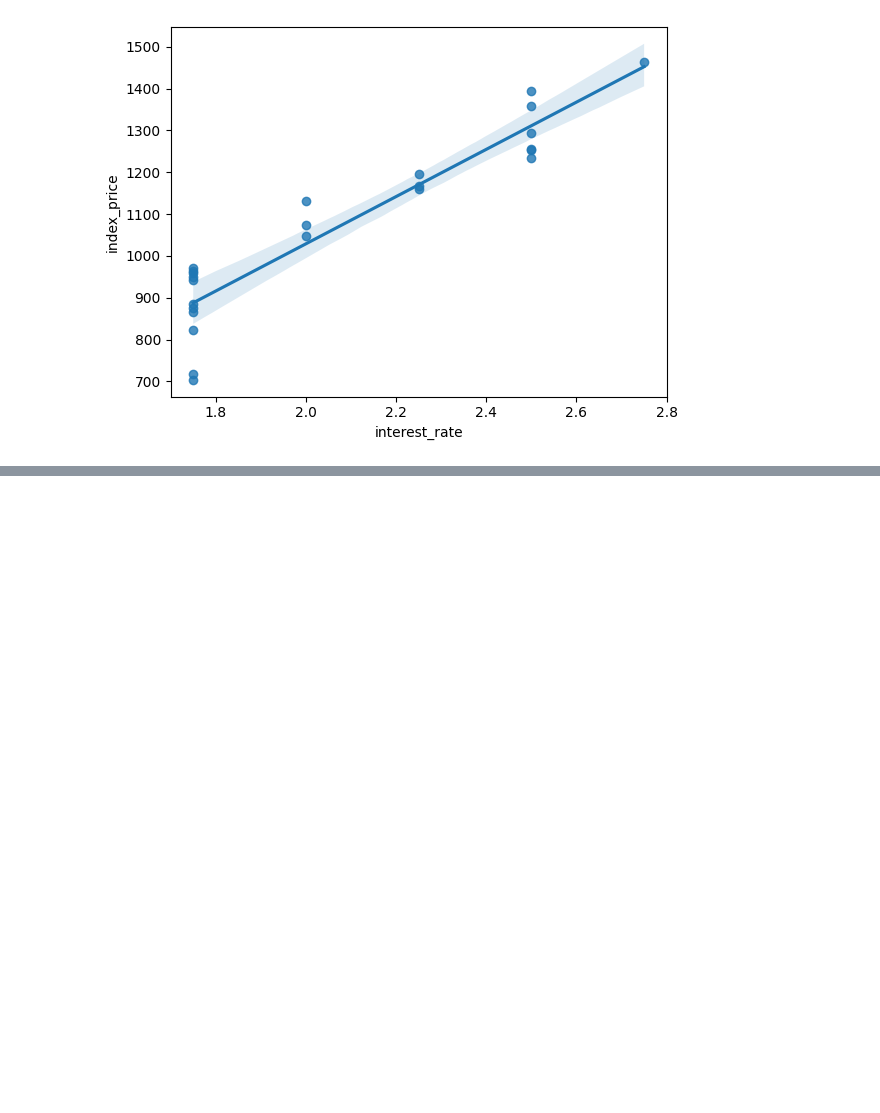
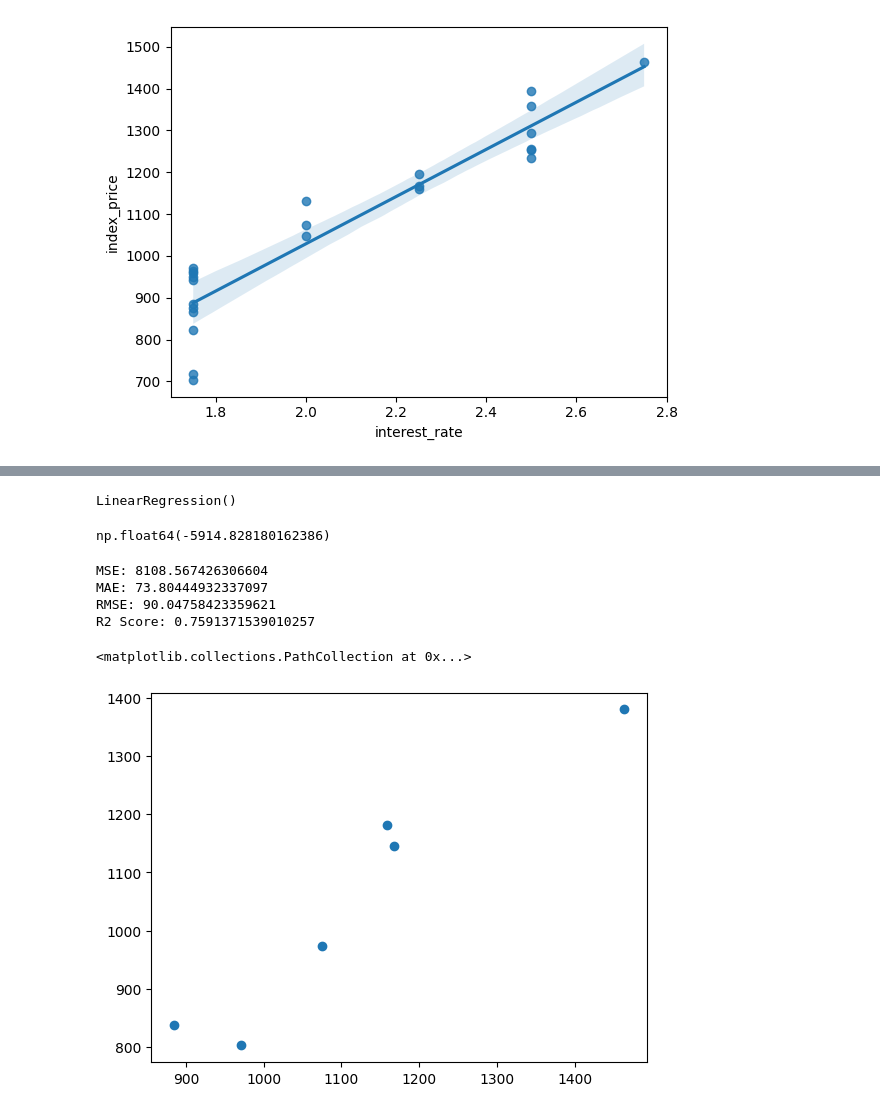
Before and after one commit to ShivamAttri05/Data_Science_Progress, a Jupyter notebook: Machine-Learning/02-Multiple_Linear_Regression/Multiple_Linear_Regression.ipynb, the cells around one changed output, grey strips where cells are left out. Saved outputs shown, nothing was run; the diff lists cells and outputs as text; code cells hidden in the pictures; blank space fills up the shorter version.

```diff
--- a/Machine-Learning/02-Multiple_Linear_Regression/Multiple_Linear_Regression.ipynb
+++ b/Machine-Learning/02-Multiple_Linear_Regression/Multiple_Linear_Regression.ipynb
@@ -95,0 +104,4 @@ sns.regplot(x=df["interest_rate"], y=df["index_price"])
+# %%
+X_train = scaler.fit_transform(X_train)
+# %%
+X_test = scaler.fit_transform(X_test)
@@ -95,0 +129,5 @@ sns.regplot(x=df["interest_rate"], y=df["index_price"])
+# %%
+regression = LinearRegression()
+regression.fit(X_train, Y_train)
+# %% [output]
+LinearRegression()
@@ -95,0 +138,29 @@ sns.regplot(x=df["interest_rate"], y=df["index_price"])
+# %%
+np.mean(validation_score)
+# %% [output]
+np.float64(-5914.828180162386)
+# %%
+## Prediction
+Y_pred = regression.predict(X_test)
+# %%
+## Performance Metrics
+mse = mean_squared_error(Y_test, Y_pred)
+mae = mean_absolute_error(Y_test, Y_pred)
+rmse = np.sqrt(mse)
+r2 = r2_score(Y_test, Y_pred)
+
+print("MSE:", mse)
+print("MAE:", mae)
+print("RMSE:", rmse)
+print("R2 Score:", r2)
+# %% [output]
+MSE: 8108.567426306604
+MAE: 73.80444932337097
+RMSE: 90.04758423359621
+R2 Score: 0.7591371539010257
+# %%
+## Assumption
+plt.scatter(Y_test, Y_pred)
+# %% [output]
+<matplotlib.collections.PathCollection at 0x...>
+[figure, added]
```
Also changed, not shown: parts of 10 cells of this notebook.
